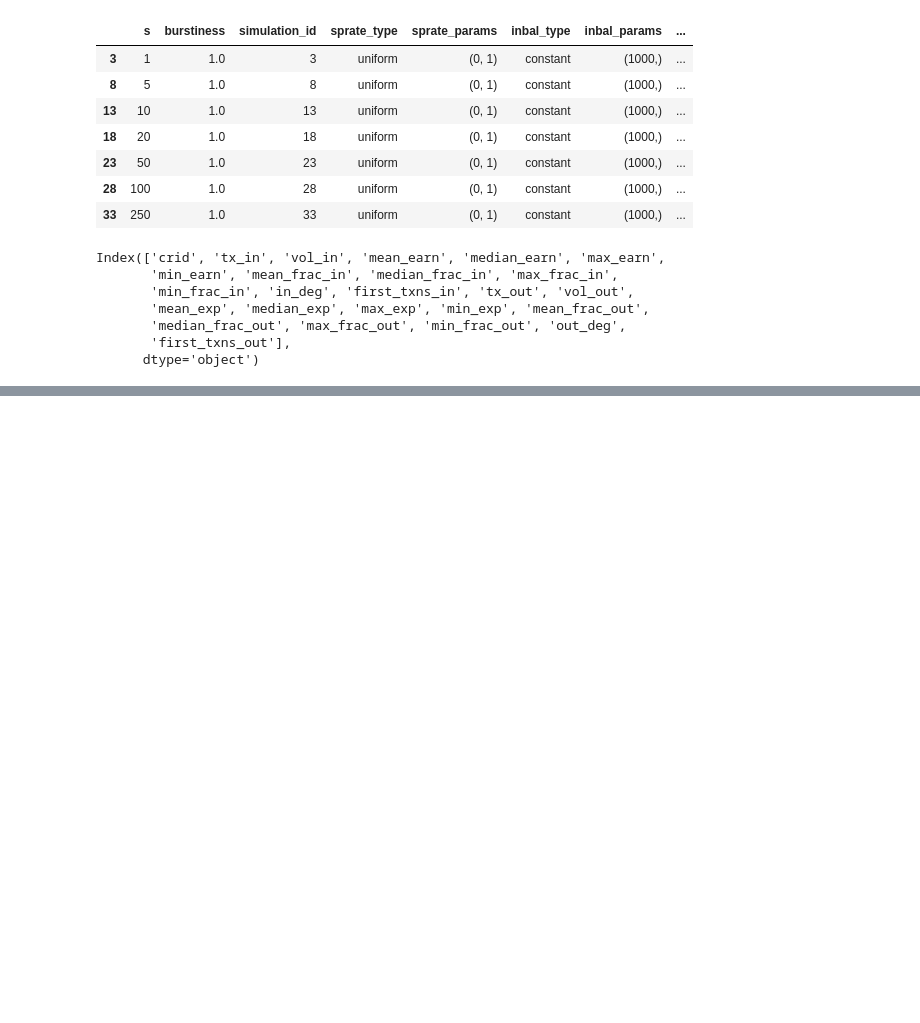
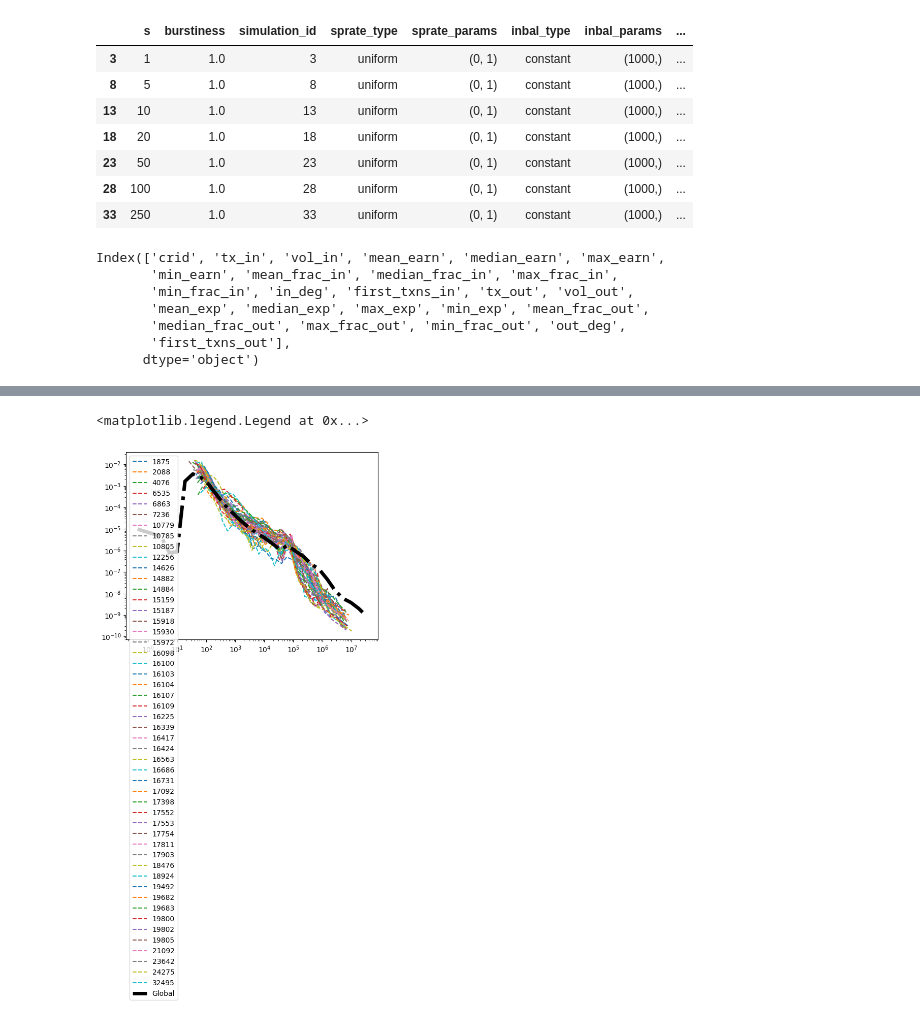
Before and after one commit to claudcelle/adtxns_paper, a Jupyter notebook: code/pickling-histograms.ipynb, the cells around one changed output, grey strips where cells are left out. Saved outputs shown, nothing was run; the diff lists cells and outputs as text; code cells hidden in the pictures; blank space fills up the shorter version.

```diff
--- a/code/pickling-histograms.ipynb
+++ b/code/pickling-histograms.ipynb
@@ -250,0 +251,2 @@ for s in metadata.s.unique():
+# %%
+most_active_sarafu = sarafu['agents'].nlargest(50, columns = 'tx_out').crid
@@ -250,0 +274,13 @@ for s in metadata.s.unique():
+# %%
+df = sarafu['transactions'].loc[sarafu['transactions'].source.isin(most_active_sarafu)]
+# df = sarafu.transactions
+time_from_start = (df.groupby('source').first().date-START)
+# print(time_from_start)
+iets={}
+for idx, group in df.groupby('source'):
+    # print(idx,group.date.diff().fillna(time_from_start.loc[idx]).dt.total_seconds().head(2))
+    iets[idx] = (group.date.diff().fillna(time_from_start.loc[idx]).dt.total_seconds().values)
+
+
+
+pickle(iets
@@ -250,0 +305,18 @@ for s in metadata.s.unique():
+# %%
+logx = 1
+logy = 1
+for user in iets:
+    h = histogram(iets[user])
+    plt.plot(h[0],h[1],ls='--',label=user)
+
+h = histogram(sarafu['iet'])
+plt.plot(h[0],h[1],label='Global', ls='-.', color='k', lw=5)
+if logx:
+    plt.xscale('log')
+if logy:
+    plt.yscale('log')
+
+plt.legend()
+# %% [output]
+<matplotlib.legend.Legend at 0x...>
+[figure, added]
```
Also changed, not shown: parts of 4 cells of this notebook, 2 other files.
